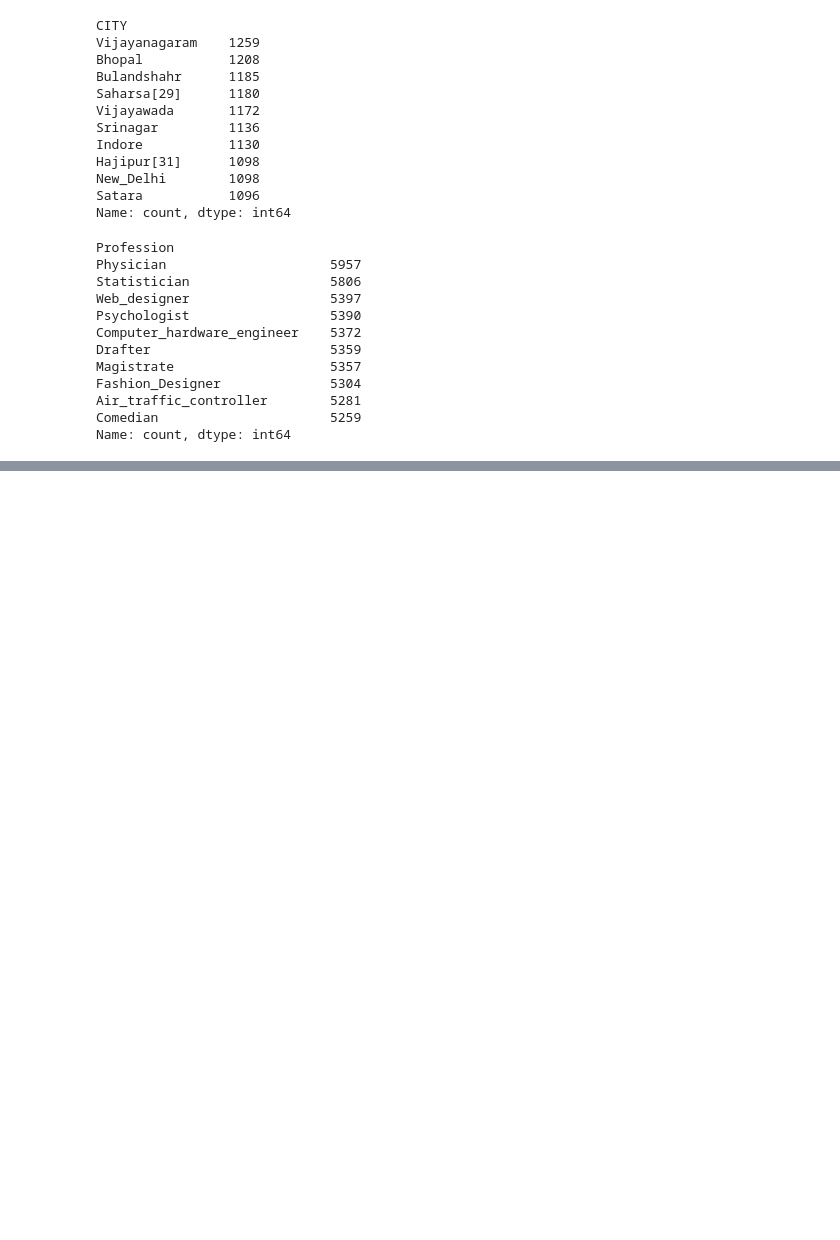
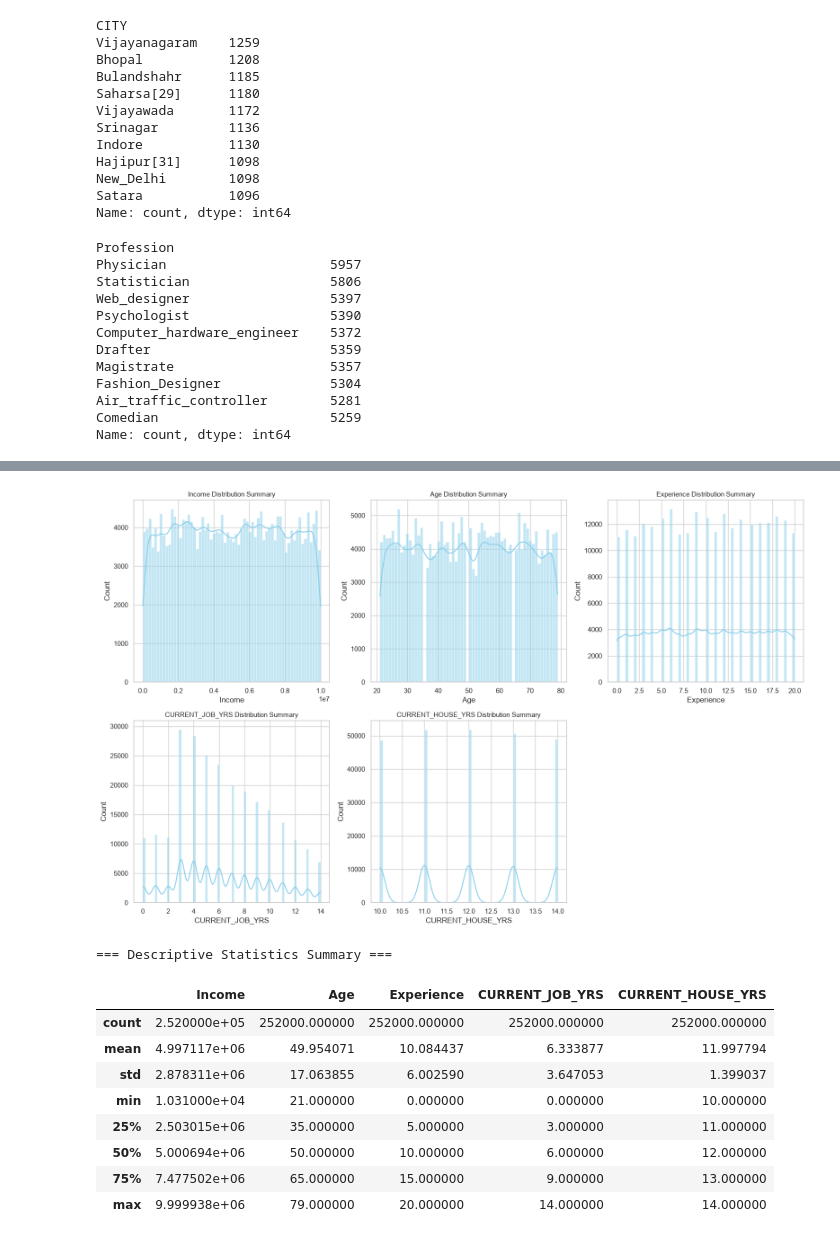
Before and after one commit to Hrithik19989/Loan_Approvals_System, a Jupyter notebook: notebooks/01_exploratory_data_analysis.ipynb, the cells around one changed output, grey strips where cells are left out. Cells and saved outputs as stored; diff of their text form; code cells hidden in the pictures; blank space fills up the shorter version.

```diff
--- a/notebooks/01_exploratory_data_analysis.ipynb
+++ b/notebooks/01_exploratory_data_analysis.ipynb
@@ -160,0 +165,20 @@ Name: count, dtype: int64
+# %%
+import os
+import pandas as pd
+import numpy as np
+import matplotlib.pyplot as plt
+import seaborn as sns
+
+# Set plotting styling parameters for clean document look
+sns.set_theme(style="whitegrid")
+plt.rcParams["figure.figsize"] = (10, 6)
+
+# Load the core dataset
+DATA_PATH = "../data/raw/Loan Prediction.csv"
+if not os.path.exists(DATA_PATH):
+    # Fallback for root-level notebook executions
+    DATA_PATH = "data/raw/Loan Prediction.csv"
+
+df = pd.read_csv(DATA_PATH)
+print(f"Dataset Shape: {df.shape}")
+df.head()
@@ -160,0 +228,29 @@ Name: count, dtype: int64
+# %%
+numeric_features = ['Income', 'Age', 'Experience', 'CURRENT_JOB_YRS', 'CURRENT_HOUSE_YRS']
+
+fig, axes = plt.subplots(2, 3, figsize=(16, 10))
+axes = axes.flatten()
+
+for idx, col in enumerate(numeric_features):
+    sns.histplot(df[col], kde=True, ax=axes[idx], color="skyblue")
+    axes[idx].set_title(f'{col} Distribution Summary', fontsize=11)
+
+# Remove the unused 6th subplot axis window
+fig.delaxes(axes[5])
+plt.tight_layout()
+plt.show()
+
+print("=== Descriptive Statistics Summary ===")
+df[numeric_features].describe()
+# %% [output]
+[figure, added]
+=== Descriptive Statistics Summary ===
+|  | Income | Age | Experience | CURRENT_JOB_YRS | CURRENT_HOUSE_YRS |
+| count | 2.520000e+05 | 252000.000000 | 252000.000000 | 252000.000000 | 252000.000000 |
+| mean | 4.997117e+06 | 49.954071 | 10.084437 | 6.333877 | 11.997794 |
+| std | 2.878311e+06 | 17.063855 | 6.002590 | 3.647053 | 1.399037 |
+| min | 1.031000e+04 | 21.000000 | 0.000000 | 0.000000 | 10.000000 |
+| 25% | 2.503015e+06 | 35.000000 | 5.000000 | 3.000000 | 11.000000 |
+| 50% | 5.000694e+06 | 50.000000 | 10.000000 | 6.000000 | 12.000000 |
+| 75% | 7.477502e+06 | 65.000000 | 15.000000 | 9.000000 | 13.000000 |
+| max | 9.999938e+06 | 79.000000 | 20.000000 | 14.000000 | 14.000000 |
```
Also changed, not shown: parts of 11 cells of this notebook.
